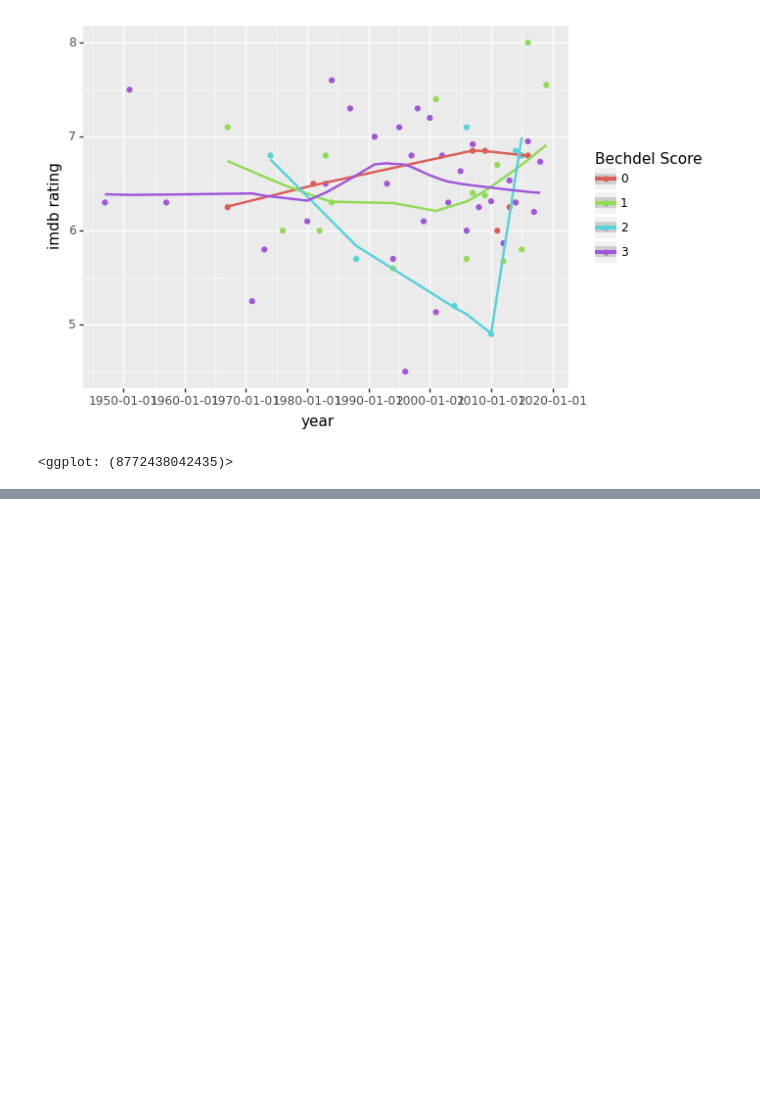
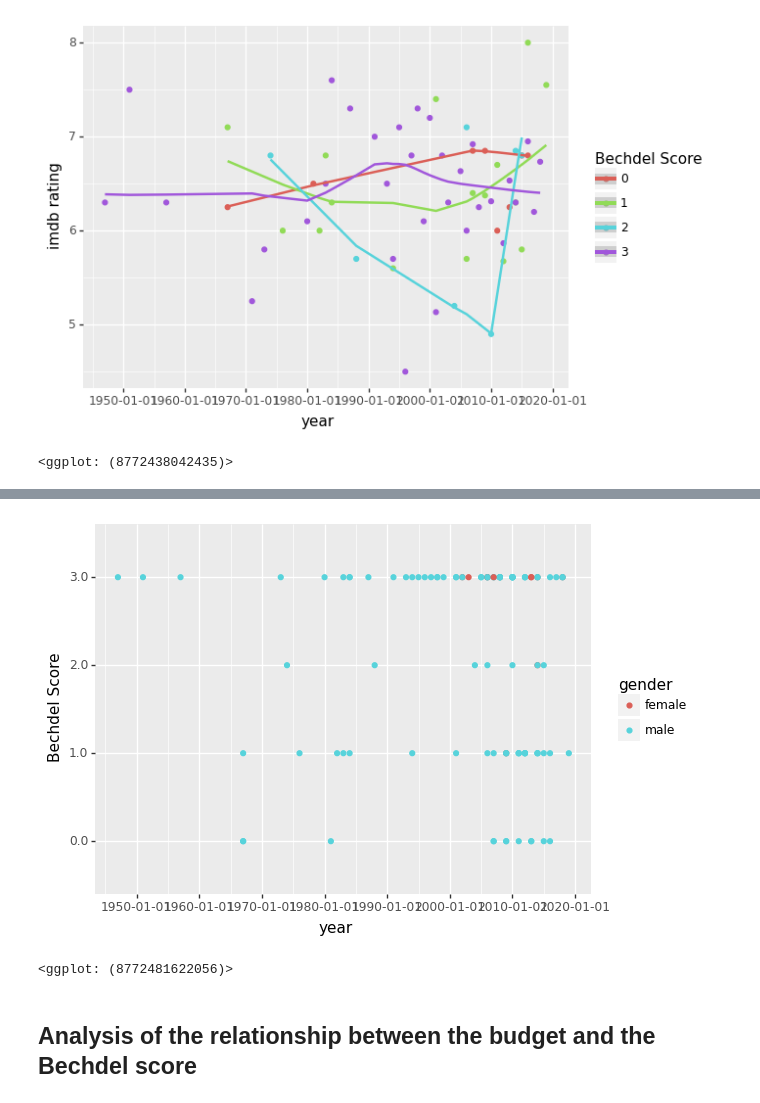
Before and after one commit to gon-martinam/bechdel-test-spanish-films, a Jupyter notebook: bechdel_test.ipynb, the cells around one changed output, grey strips where cells are left out. Drawn from its saved outputs; the diff is of its cells as text; code cells hidden in the pictures; blank space fills up the shorter version.

```diff
--- a/bechdel_test.ipynb
+++ b/bechdel_test.ipynb
@@ -133,0 +178,7 @@ ggsave(plot = ratings_plot, filename = 'Ratings plot')
+# %%
+ggplot(df_spanish_movies_bechdel_ratings, aes(x='year', y='Bechdel Score', color='gender'))+geom_point()
+# %% [output]
+[figure, added]
+<ggplot: (8772481622056)>
+# %% [markdown]
+## Analysis of the relationship between the budget and the Bechdel score
```
Also changed, not shown: parts of 21 cells of this notebook, 6 other files.
